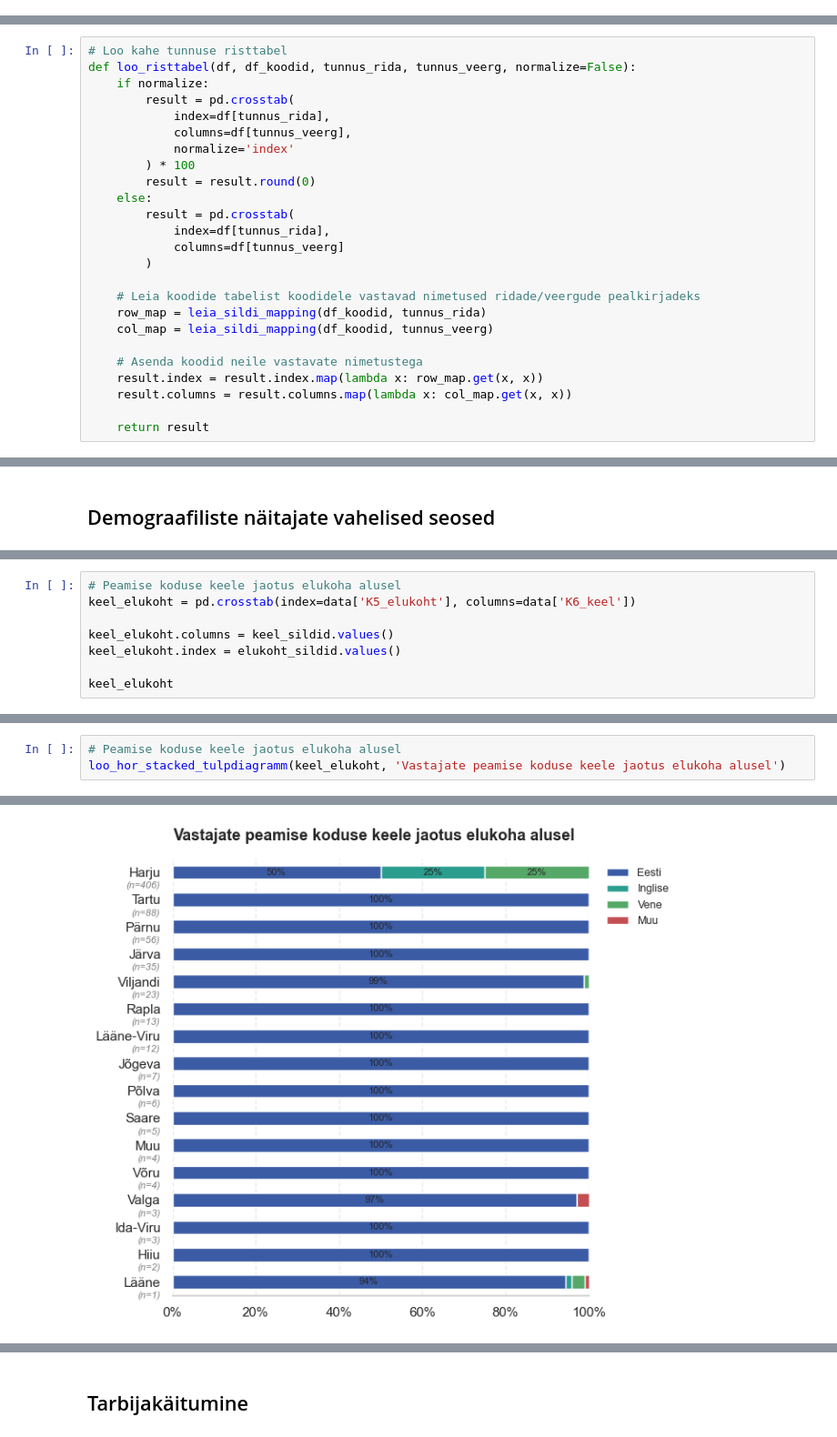
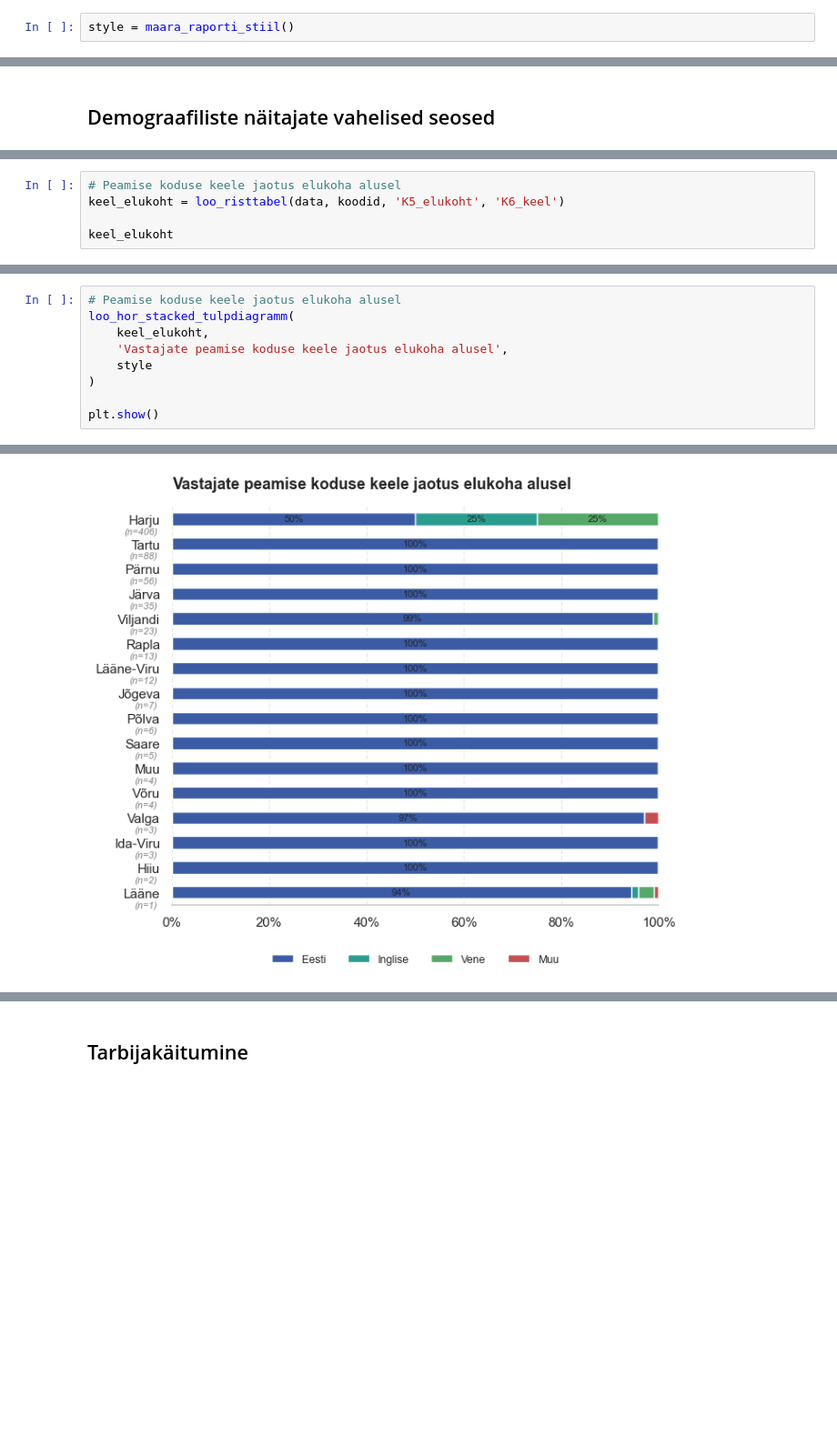
Before and after one commit to erinvainsalu/FRE_analyys, a Jupyter notebook: Jupyter/fre_eksploratiivne_analyys.ipynb, the cells around one changed output, grey strips where cells are left out. Shown at 91% size. Cells and saved outputs as stored; diff of their text form; blank space fills up the shorter version.

```diff
--- a/Jupyter/fre_eksploratiivne_analyys.ipynb
+++ b/Jupyter/fre_eksploratiivne_analyys.ipynb
@@ -58,3 +22,5 @@ set_raport_style()
+# %%
+style = maara_raporti_stiil()
 # %% [markdown]
 ## Andmete import
 # %%
@@ -133,25 +61,0 @@ def sagedustabel(df_data, df_koodid, tunnus, use_full_codebook=True):
-# %%
-# Loo kahe tunnuse risttabel
-def loo_risttabel(df, df_koodid, tunnus_rida, tunnus_veerg, normalize=False):
-    if normalize:
-        result = pd.crosstab(
-            index=df[tunnus_rida],
-            columns=df[tunnus_veerg],
-            normalize='index'
-        ) * 100
-        result = result.round(0)
-    else:
-        result = pd.crosstab(
-            index=df[tunnus_rida],
-            columns=df[tunnus_veerg]
-        )
-
-    # Leia koodide tabelist koodidele vastavad nimetused ridade/veergude pealkirjadeks
-    row_map = leia_sildi_mapping(df_koodid, tunnus_rida)
-    col_map = leia_sildi_mapping(df_koodid, tunnus_veerg)
-
-    # Asenda koodid neile vastavate nimetustega
-    result.index = result.index.map(lambda x: row_map.get(x, x))
-    result.columns = result.columns.map(lambda x: col_map.get(x, x))
-
-    return result
@@ -637,9 +235,6 @@ dtype: int64
 # %%
 # Peamise koduse keele jaotus elukoha alusel
-keel_elukoht = pd.crosstab(index=data['K5_elukoht'], columns=data['K6_keel'])
-
-keel_elukoht.columns = keel_sildid.values()
-keel_elukoht.index = elukoht_sildid.values()
+keel_elukoht = loo_risttabel(data, koodid, 'K5_elukoht', 'K6_keel')
 
 keel_elukoht
 # %% [output]
@@ -662,5 +258,11 @@ keel_elukoht
 | Muu | 2 | 1 | 1 | 0 |
 # %%
 # Peamise koduse keele jaotus elukoha alusel
-loo_hor_stacked_tulpdiagramm(keel_elukoht, 'Vastajate peamise koduse keele jaotus elukoha alusel')
+loo_hor_stacked_tulpdiagramm(
+    keel_elukoht,
+    'Vastajate peamise koduse keele jaotus elukoha alusel',
+    style
+)
+
+plt.show()
 # %% [output]
@@ -688,3 +269,3 @@ dtype: int64
-[figure, old version]
+[figure, new version]
 # %%
 # Vastajate sooline jaotus vanuse alusel risttabel
```
Also changed, not shown: parts of 93 cells of this notebook, 9 other files.
